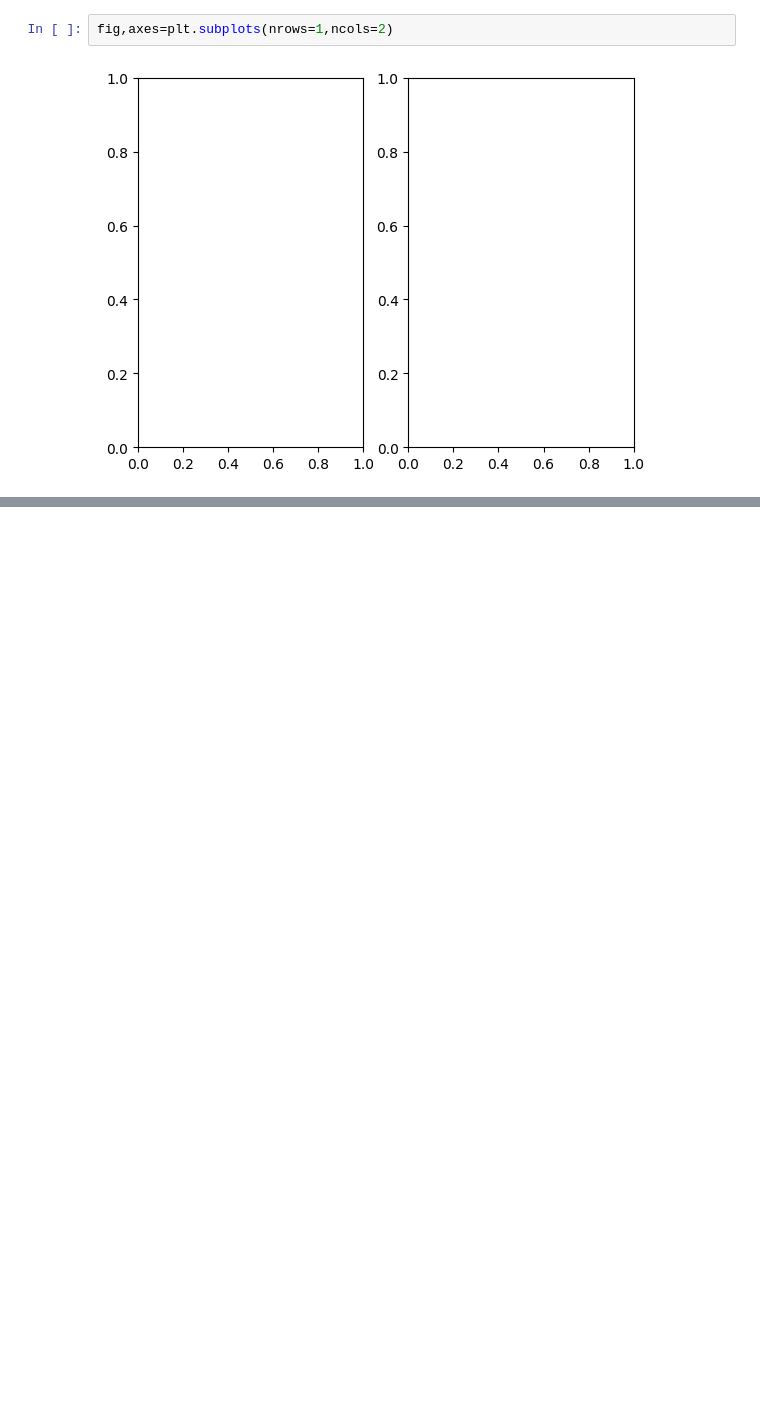
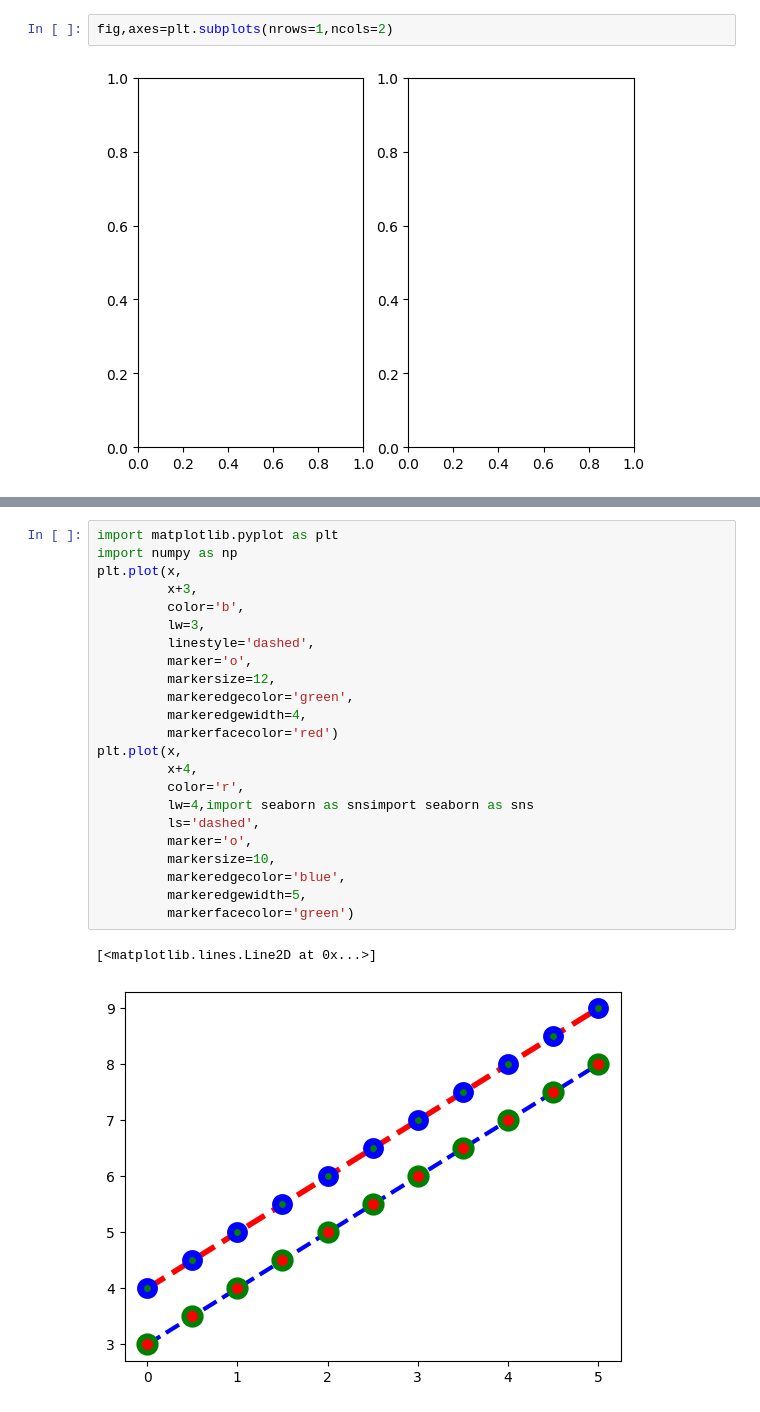
Before and after one commit to fathimanasrin063/DATASCIENCE_LAB, a Jupyter notebook: prgm3 data visualization.ipynb, the cells around one changed output, grey strips where cells are left out. Cells and saved outputs as stored; diff of their text form; blank space fills up the shorter version.

```diff
--- a/prgm3 data visualization.ipynb
+++ b/prgm3 data visualization.ipynb
@@ -79,0 +111,26 @@ fig
+# %%
+import matplotlib.pyplot as plt
+import numpy as np
+plt.plot(x,
+         x+3,
+         color='b',
+         lw=3,
+         linestyle='dashed',
+         marker='o',
+         markersize=12,
+         markeredgecolor='green',
+         markeredgewidth=4,
+         markerfacecolor='red')
+plt.plot(x,
+         x+4,
+         color='r',
+         lw=4,import seaborn as snsimport seaborn as sns
+         ls='dashed',
+         marker='o',
+         markersize=10,
+         markeredgecolor='blue',
+         markeredgewidth=5,
+         markerfacecolor='green')
+# %% [output]
+[<matplotlib.lines.Line2D at 0x...>]
+[figure, added]
```
Also changed, not shown: parts of 31 cells of this notebook.
